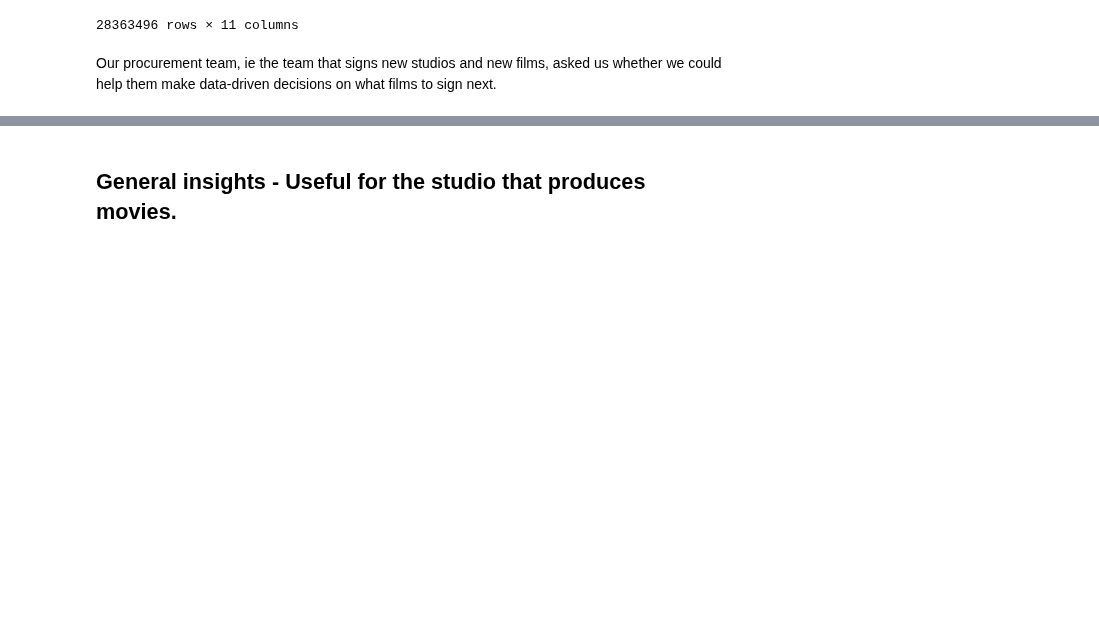
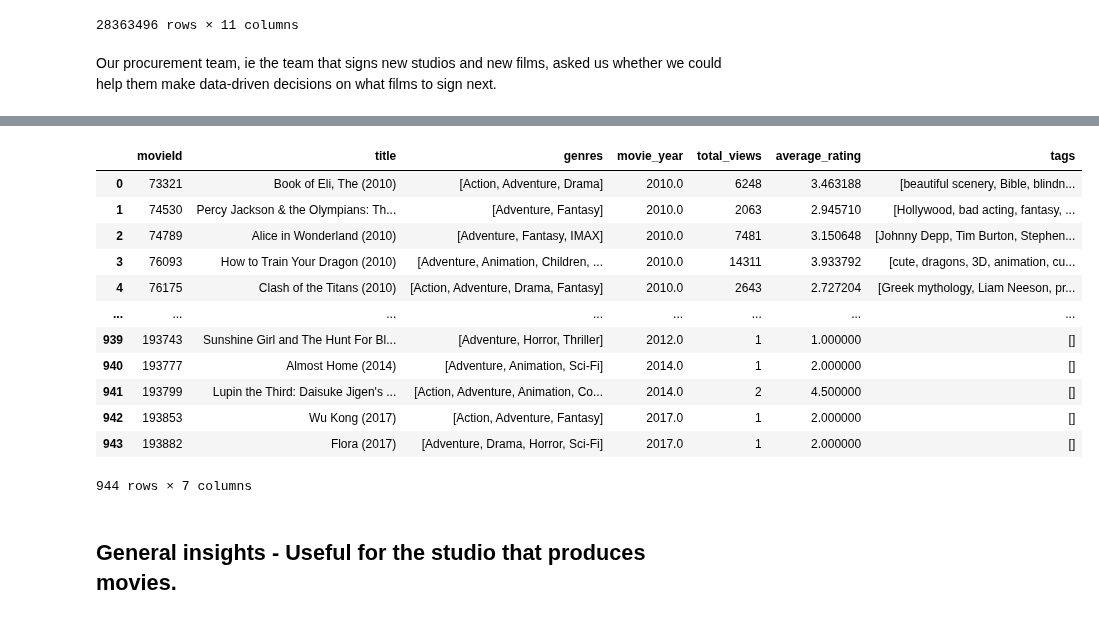
Before and after one commit to cesareressa/data_analysis, a Jupyter notebook: exploratory_analysis.ipynb, the cells around one changed output, grey strips where cells are left out. Drawn from its saved outputs; the diff is of its cells as text; code cells hidden in the pictures; blank space fills up the shorter version.

```diff
--- a/exploratory_analysis.ipynb
+++ b/exploratory_analysis.ipynb
@@ -270,3 +245,19 @@ queried_movies, aggregate_df = find_closest_match("Adventure", 2017)
+# %%
+aggregate_df
+# %% [output]
+|  | movieId | title | genres | movie_year | total_views | average_rating | tags |
+| 0 | 73321 | Book of Eli, The (2010) | [Action, Adventure, Drama] | 2010.0 | 6248 | 3.463188 | [beautiful scenery, Bible, blindn... |
+| 1 | 74530 | Percy Jackson & the Olympians: Th... | [Adventure, Fantasy] | 2010.0 | 2063 | 2.945710 | [Hollywood, bad acting, fantasy, ... |
+| 2 | 74789 | Alice in Wonderland (2010) | [Adventure, Fantasy, IMAX] | 2010.0 | 7481 | 3.150648 | [Johnny Depp, Tim Burton, Stephen... |
+| 3 | 76093 | How to Train Your Dragon (2010) | [Adventure, Animation, Children, ... | 2010.0 | 14311 | 3.933792 | [cute, dragons, 3D, animation, cu... |
+| 4 | 76175 | Clash of the Titans (2010) | [Action, Adventure, Drama, Fantasy] | 2010.0 | 2643 | 2.727204 | [Greek mythology, Liam Neeson, pr... |
+| ... | ... | ... | ... | ... | ... | ... | ... |
+| 939 | 193743 | Sunshine Girl and The Hunt For Bl... | [Adventure, Horror, Thriller] | 2012.0 | 1 | 1.000000 | [] |
+| 940 | 193777 | Almost Home (2014) | [Adventure, Animation, Sci-Fi] | 2014.0 | 1 | 2.000000 | [] |
+| 941 | 193799 | Lupin the Third: Daisuke Jigen's ... | [Action, Adventure, Animation, Co... | 2014.0 | 2 | 4.500000 | [] |
+| 942 | 193853 | Wu Kong (2017) | [Action, Adventure, Fantasy] | 2017.0 | 1 | 2.000000 | [] |
+| 943 | 193882 | Flora (2017) | [Adventure, Drama, Horror, Sci-Fi] | 2017.0 | 1 | 2.000000 | [] |
+944 rows × 7 columns
 # %% [markdown]
 ## General insights - Useful for the studio that produces movies.
 # %% [markdown]
```
Also changed, not shown: parts of 10 cells of this notebook, 1 other file.
